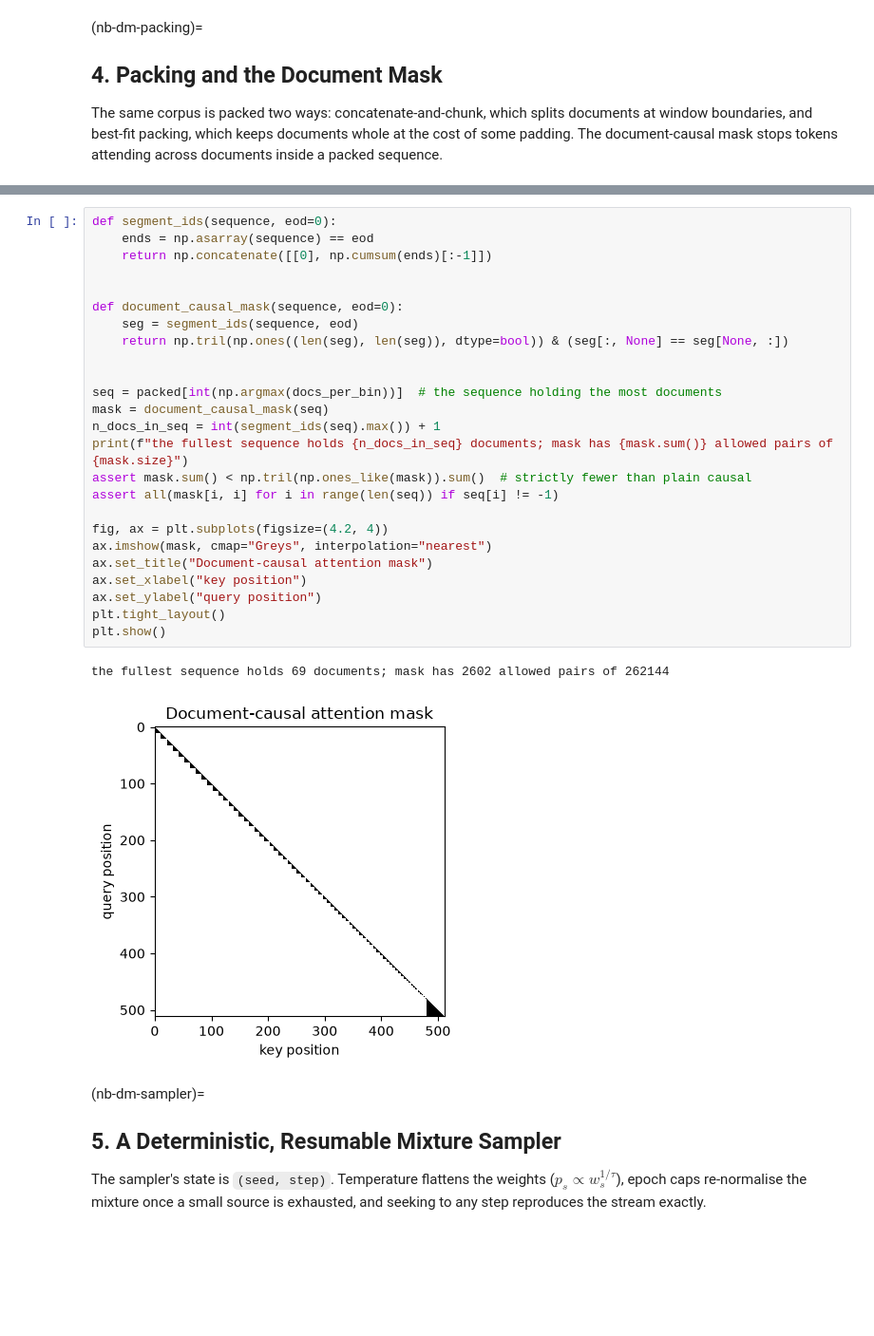
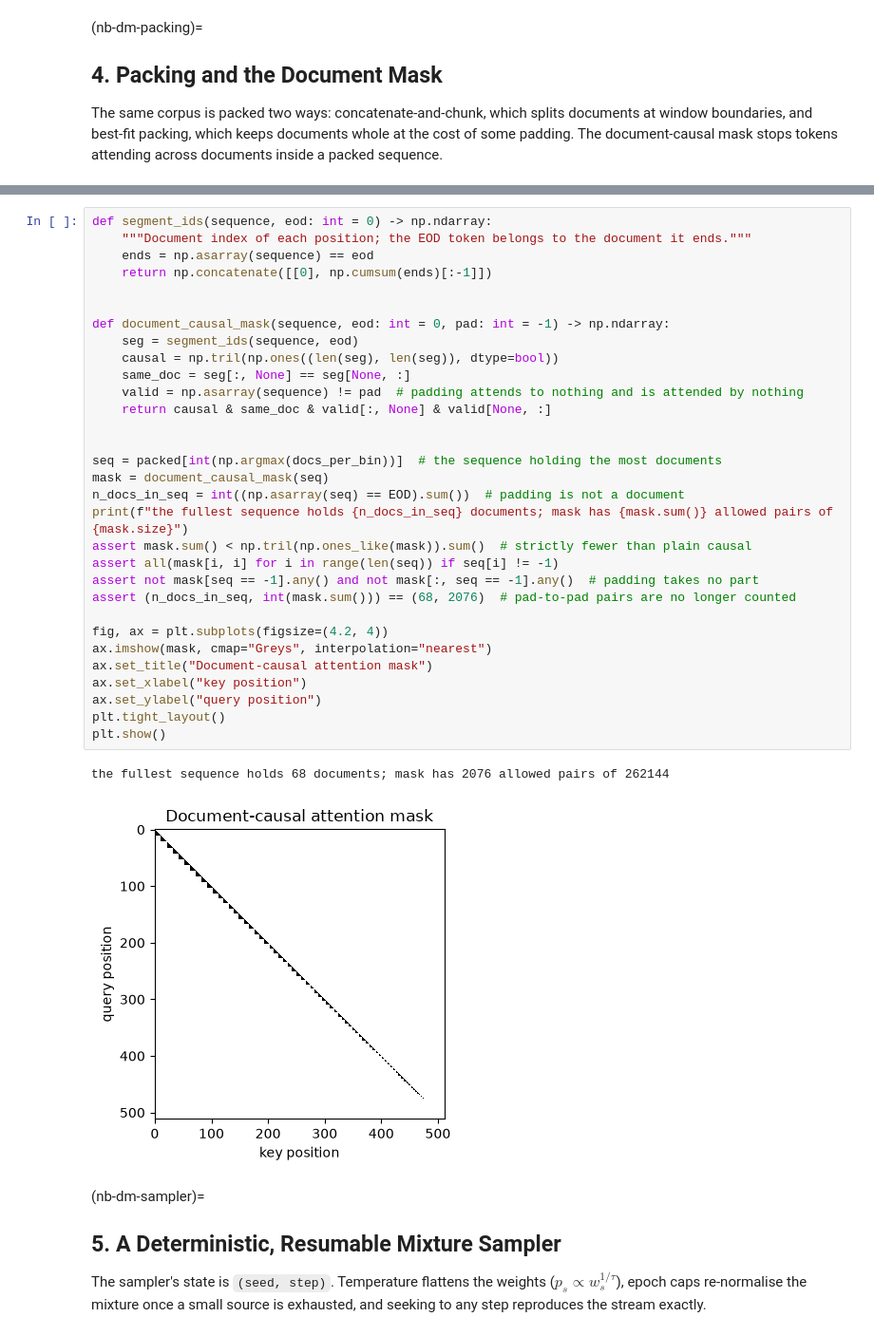
Before and after one commit to Beaker12/llmatlas, a Jupyter notebook: chapters/05-dataset-management/examples/dataset_management_demo.ipynb, the cells around one changed output, grey strips where cells are left out. Shown at 95% size. Saved outputs shown, nothing was run; the diff lists cells and outputs as text; blank space fills up the shorter version.

```diff
--- a/chapters/05-dataset-management/examples/dataset_management_demo.ipynb
+++ b/chapters/05-dataset-management/examples/dataset_management_demo.ipynb
@@ -287,31 +334,37 @@ packing:  177 sequences, 0.1% padding, 0.7% of documents split into pieces
 # %%
-def segment_ids(sequence, eod=0):
+def segment_ids(sequence, eod: int = 0) -> np.ndarray:
+    """Document index of each position; the EOD token belongs to the document it ends."""
     ends = np.asarray(sequence) == eod
     return np.concatenate([[0], np.cumsum(ends)[:-1]])
 
 
-def document_causal_mask(sequence, eod=0):
+def document_causal_mask(sequence, eod: int = 0, pad: int = -1) -> np.ndarray:
     seg = segment_ids(sequence, eod)
-    return np.tril(np.ones((len(seg), len(seg)), dtype=bool)) & (seg[:, None] == seg[None, :])
+    causal = np.tril(np.ones((len(seg), len(seg)), dtype=bool))
+    same_doc = seg[:, None] == seg[None, :]
+    valid = np.asarray(sequence) != pad  # padding attends to nothing and is attended by nothing
+    return causal & same_doc & valid[:, None] & valid[None, :]
 
 
 seq = packed[int(np.argmax(docs_per_bin))]  # the sequence holding the most documents
 mask = document_causal_mask(seq)
-n_docs_in_seq = int(segment_ids(seq).max()) + 1
+n_docs_in_seq = int((np.asarray(seq) == EOD).sum())  # padding is not a document
 print(f"the fullest sequence holds {n_docs_in_seq} documents; mask has {mask.sum()} allowed pairs of {mask.size}")
 assert mask.sum() < np.tril(np.ones_like(mask)).sum()  # strictly fewer than plain causal
 assert all(mask[i, i] for i in range(len(seq)) if seq[i] != -1)
+assert not mask[seq == -1].any() and not mask[:, seq == -1].any()  # padding takes no part
+assert (n_docs_in_seq, int(mask.sum())) == (68, 2076)  # pad-to-pad pairs are no longer counted
 
 fig, ax = plt.subplots(figsize=(4.2, 4))
 ax.imshow(mask, cmap="Greys", interpolation="nearest")
 ax.set_title("Document-causal attention mask")
 ax.set_xlabel("key position")
 ax.set_ylabel("query position")
 plt.tight_layout()
 plt.show()
 # %% [output]
-the fullest sequence holds 69 documents; mask has 2602 allowed pairs of 262144
+the fullest sequence holds 68 documents; mask has 2076 allowed pairs of 262144
-[figure, old version]
+[figure, new version]
 # %% [markdown]
 (nb-dm-sampler)=
 ## 5. A Deterministic, Resumable Mixture Sampler
```
Also changed, not shown: parts of 8 cells of this notebook, 2 other files.
